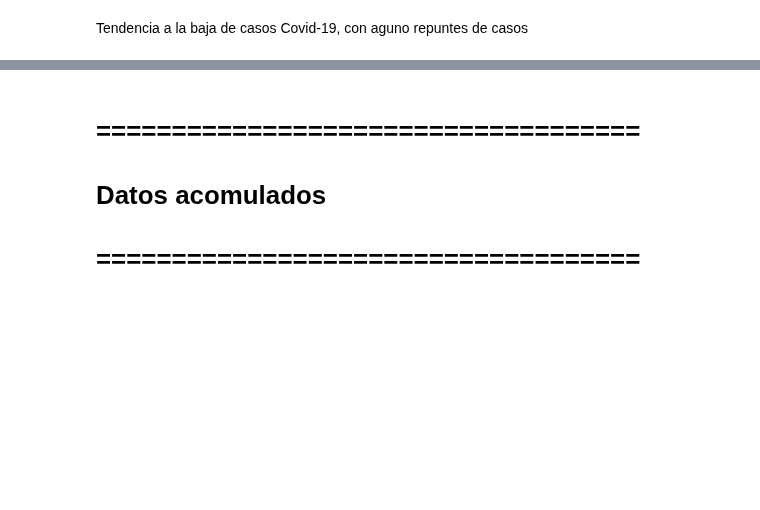
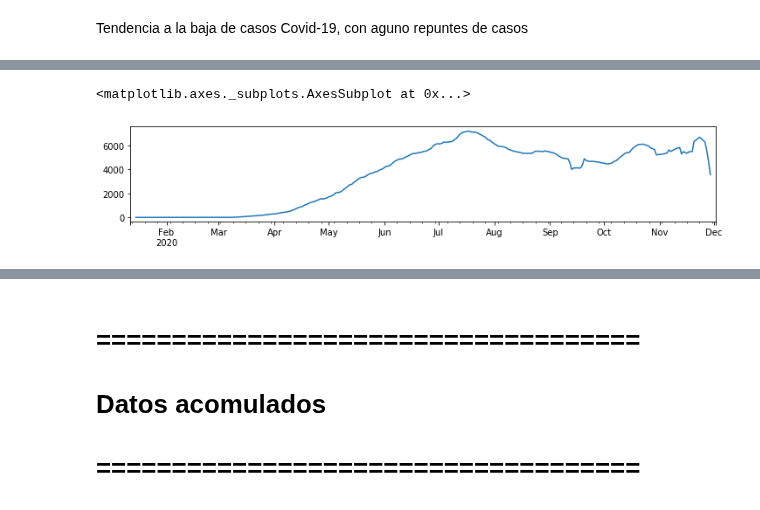
Before and after one commit to artthuro6/Covid-19, a Jupyter notebook: notebooks/Analisis de los Datos Covid.ipynb, the cells around one changed output, grey strips where cells are left out. Saved outputs shown, nothing was run; the diff lists cells and outputs as text; code cells hidden in the pictures; blank space fills up the shorter version.

```diff
--- a/notebooks/Analisis de los Datos Covid.ipynb
+++ b/notebooks/Analisis de los Datos Covid.ipynb
@@ -273,0 +280,5 @@ Tendencia a la baja de casos Covid-19, con aguno repuntes de casos
+# %%
+results.trend.plot(figsize=(12,2))
+# %% [output]
+<matplotlib.axes._subplots.AxesSubplot at 0x...>
+[figure, added]
```
Also changed, not shown: parts of 8 cells of this notebook.
